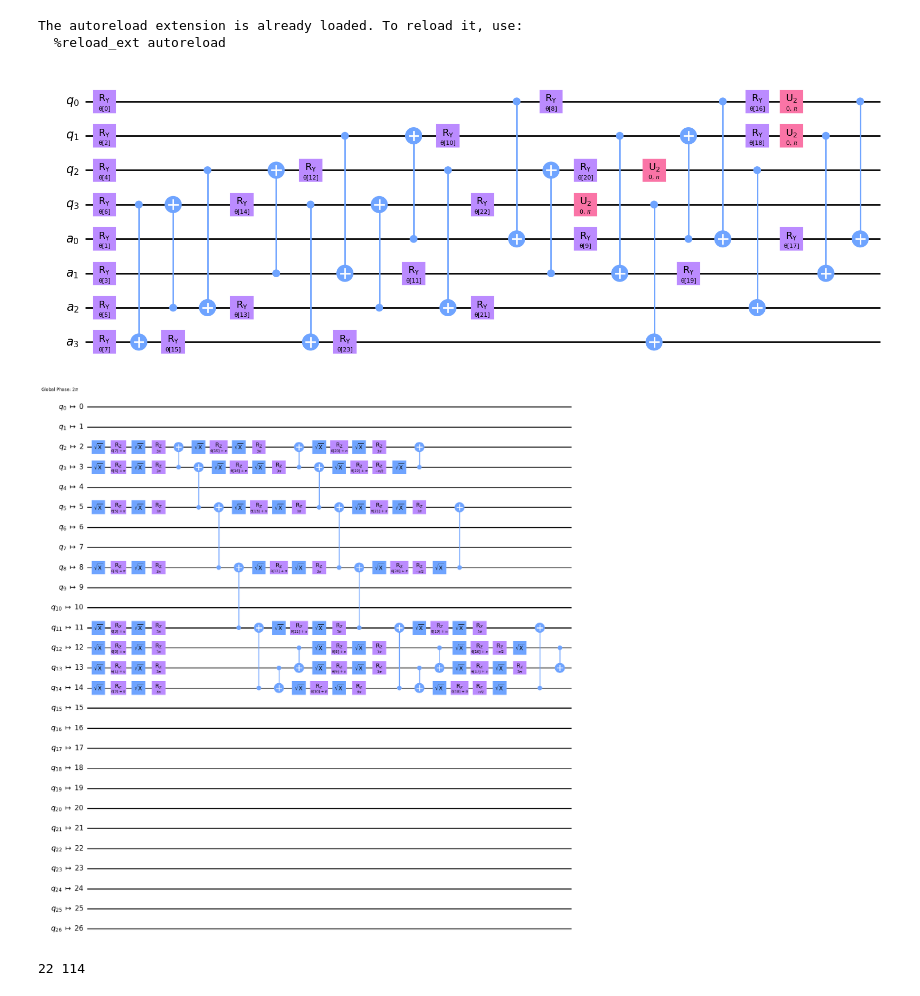
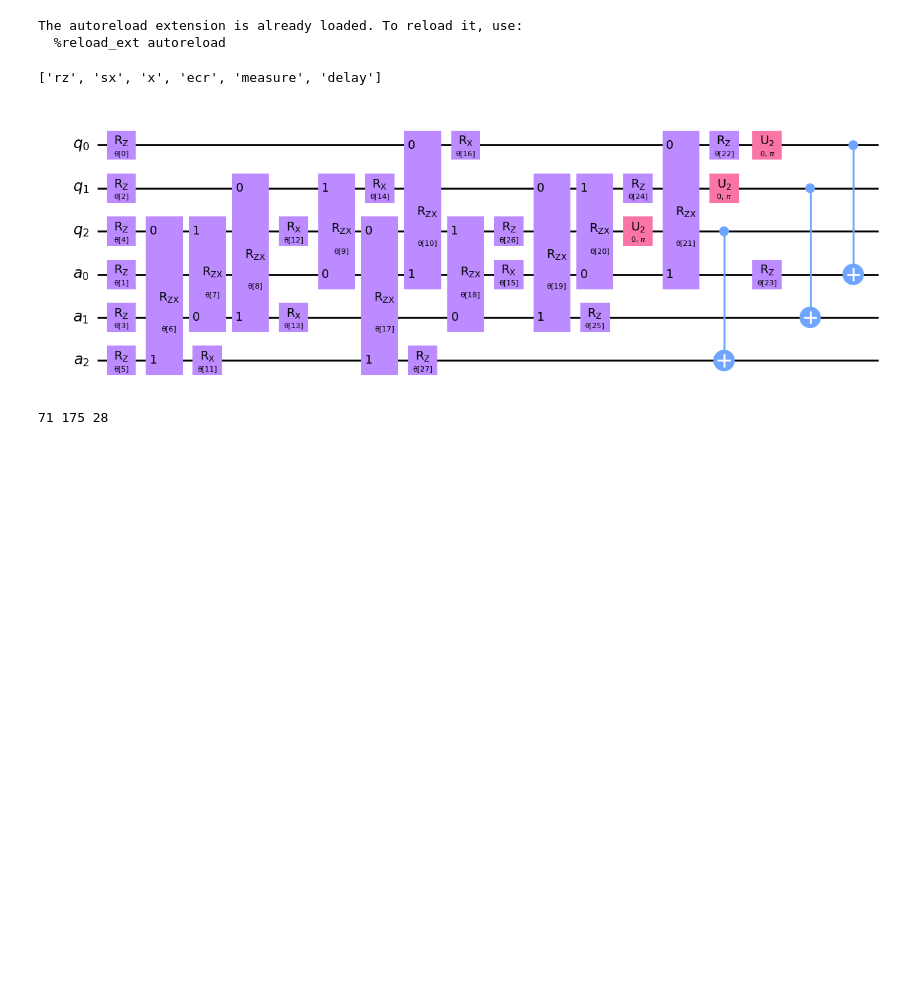
Before and after one commit to MarcDrudis/GibbsPreparation, a Jupyter notebook: notebooks/newcirc.ipynb, the cells around one changed output. Saved outputs shown, nothing was run; the diff lists cells and outputs as text; code cells hidden in the pictures; blank space fills up the shorter version.

```diff
--- a/notebooks/newcirc.ipynb
+++ b/notebooks/newcirc.ipynb
@@ -10,16 +10,16 @@ import numpy as np
 The autoreload extension is already loaded. To reload it, use:
   %reload_ext autoreload
 # %%
-backend = FakeMontreal()
-ansatz_arguments = {"num_qubits":4,"depth":2,"entanglement":"reverse_linear","su2_gates":["ry"],"ent_gates":["cx"]}
+backend = FakeSherbrooke()
+print(backend.operation_names)
+ansatz_arguments = {"num_qubits":3,"depth":1,"entanglement":"reverse_linear","su2_gates":["rz"],"ent_gates":["rzx","rx","rzx"]}
 qc,x0 = efficientTwoLocalansatz(**ansatz_arguments)
 display(qc.decompose().draw(output="mpl"))
 
 qc_basis = transpile(qc, backend)
-qc_basis = transpile(qc_basis,backend)
-display(qc_basis.draw(output='mpl'))
-print(qc_basis.depth(),qc_basis.size())
+# display(qc_basis.draw(output='mpl'))
+print(qc_basis.depth(),qc_basis.size(),qc_basis.num_parameters)
 # %% [output]
+['rz', 'sx', 'x', 'ecr', 'measure', 'delay']
-[figure, old version]
+[figure, new version]
-[figure, removed]
-22 114
+71 175 28
```
Also changed, not shown: parts of 2 cells of this notebook, 44 other files.
